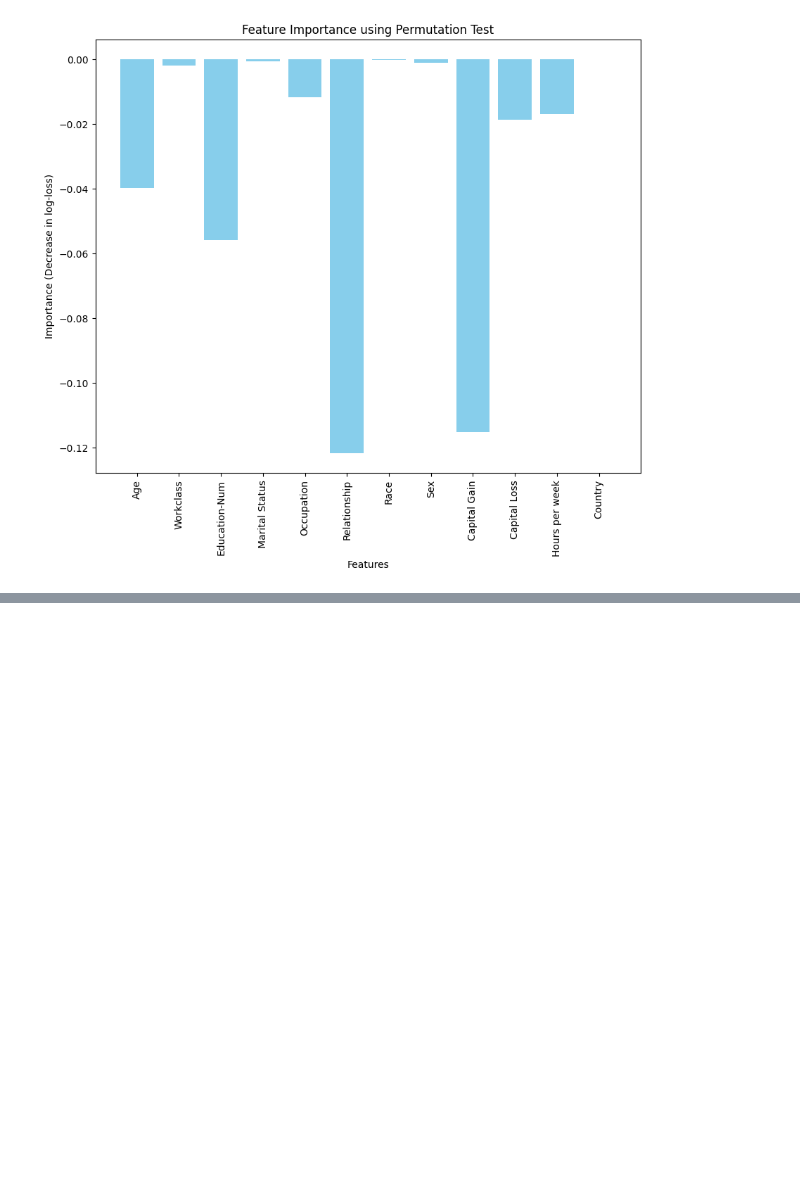
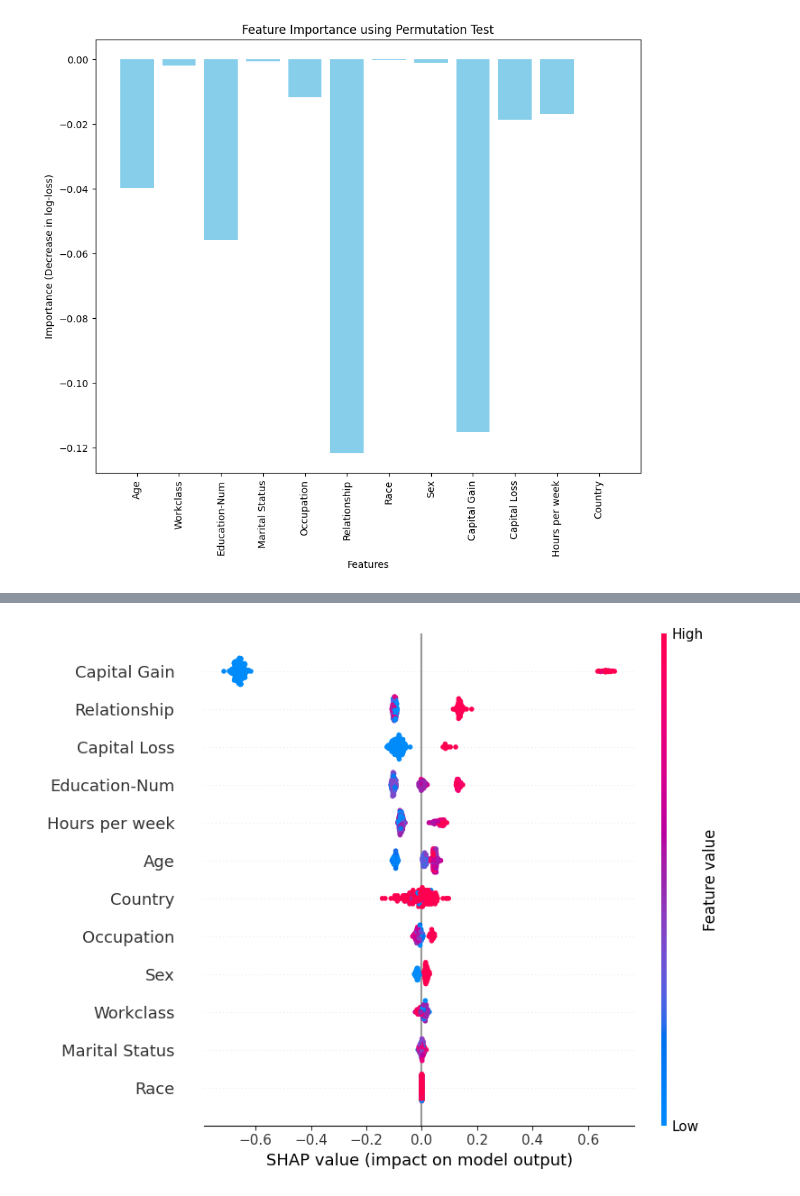
Before and after one commit to manya28/Explainable-AI, a Jupyter notebook: XAI 599 HW1.ipynb, the cells around one changed output, grey strips where cells are left out. Cells and saved outputs as stored; diff of their text form; code cells hidden in the pictures; blank space fills up the shorter version.

```diff
--- a/XAI 599 HW1.ipynb
+++ b/XAI 599 HW1.ipynb
@@ -153,0 +174,15 @@ plt.show()
+# %%
+import lime.lime_tabular
+explainer = lime.lime_tabular.LimeTabularExplainer(X_train.values)
+atts = []
+for explicand in explicands.values:
+    attr = explainer.explain_instance(explicand, clf.predict_proba,num_features=12).local_exp[1] # we get a list of tuples with feature index and feature contribution
+    attribution = sorted(attr, key = lambda x: x[0])
+    attribution = np.array([value[1] for value in attribution])
+    atts.append(attribution)
+
+attributions = np.array(atts)
+shap.summary_plot(attributions,explicands)
+# Note : you must reshape the attribution and run e x p l a i n _ i n s t a n c e for every explicand
+# %% [output]
+[figure, added]
```
Also changed, not shown: parts of 12 cells of this notebook.
